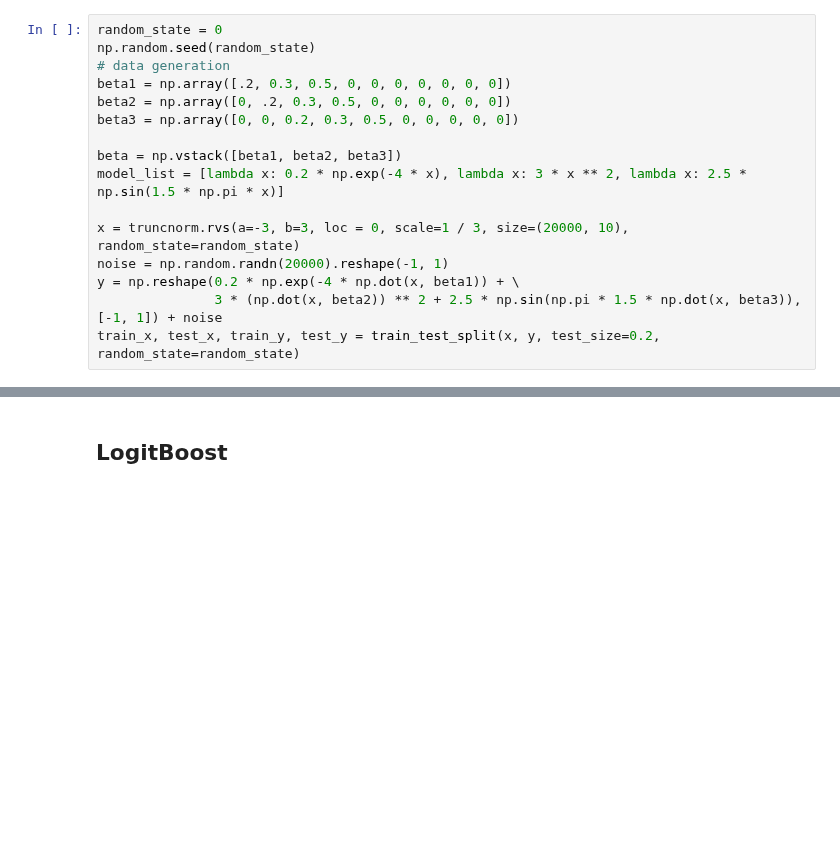
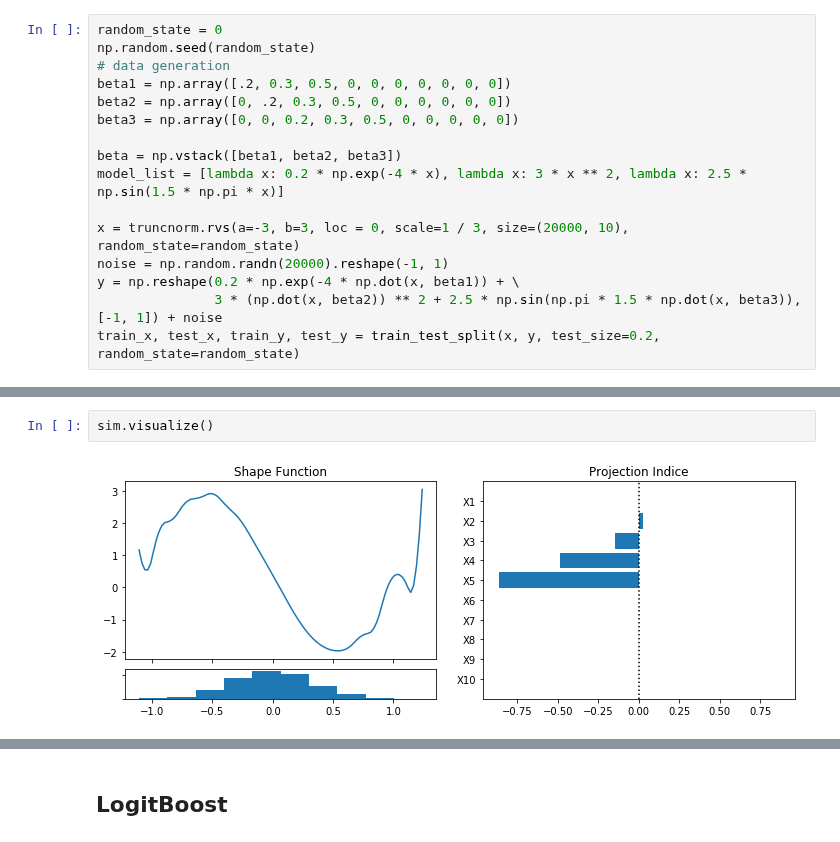
Before and after one commit to ZebinYang/pysim, a Jupyter notebook: example/Sim Boosting.ipynb, the cells around one changed output, grey strips where cells are left out. Saved outputs shown, nothing was run; the diff lists cells and outputs as text; blank space fills up the shorter version.

```diff
--- a/example/Sim Boosting.ipynb
+++ b/example/Sim Boosting.ipynb
@@ -104,0 +107,4 @@ mean_squared_error(test_y, pred)
+# %%
+sim.visualize()
+# %% [output]
+[figure, added]
```
Also changed, not shown: parts of 16 cells of this notebook, 1 other file.
